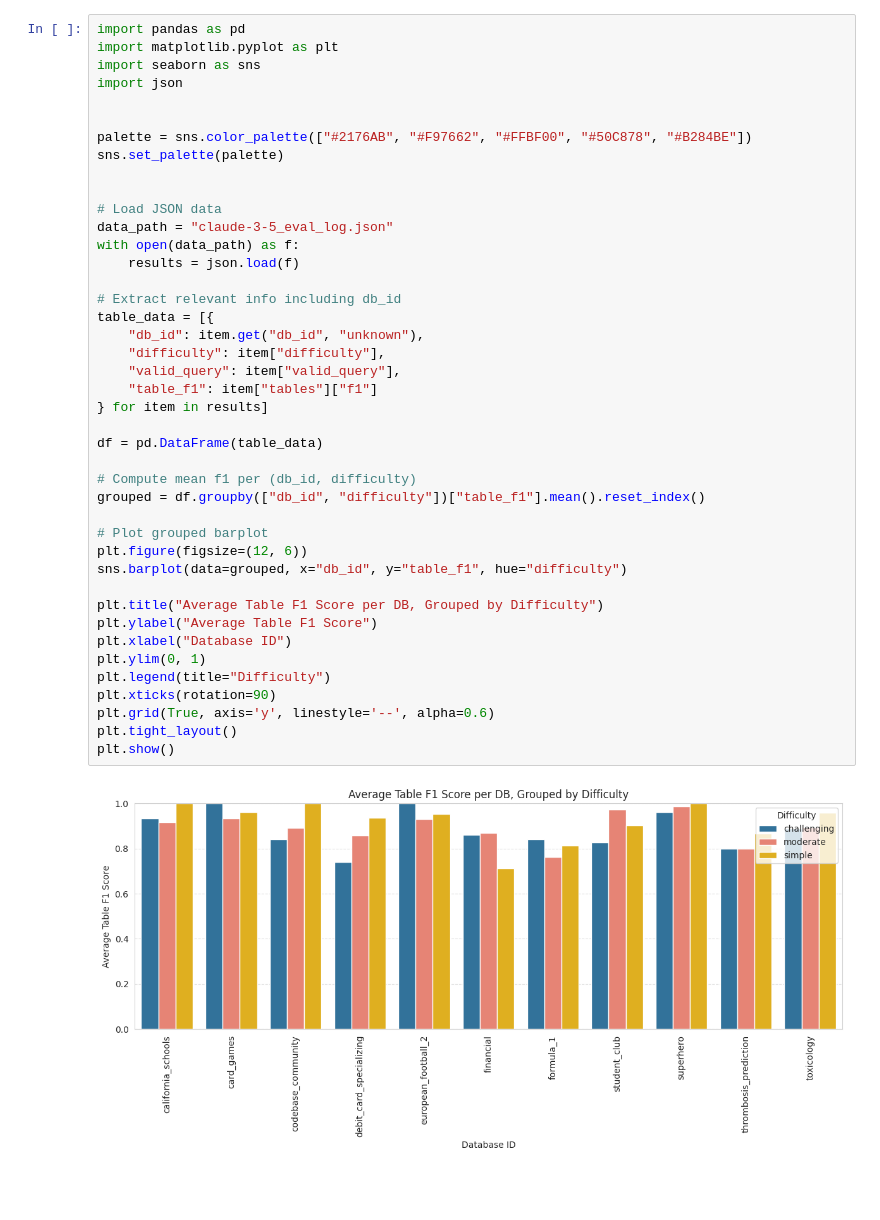
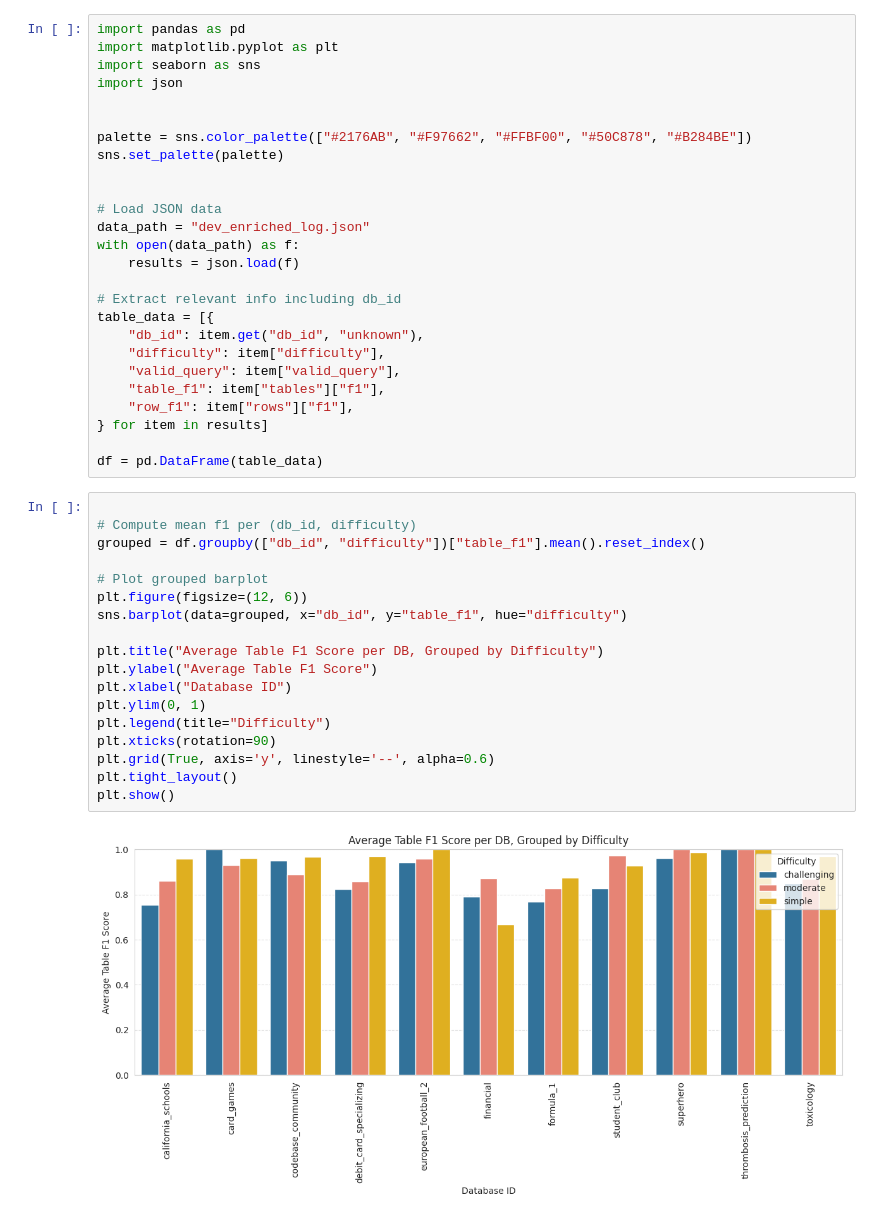
Before and after one commit to MarcoNapoleone/ATCS_HW_1, a Jupyter notebook: results/data_analysis.ipynb, the cells around one changed output. Saved outputs shown, nothing was run; the diff lists cells and outputs as text; blank space fills up the shorter version.

```diff
--- a/results/data_analysis.ipynb
+++ b/results/data_analysis.ipynb
@@ -1,44 +1,46 @@
+# %%
+import pandas as pd
+import matplotlib.pyplot as plt
+import seaborn as sns
+import json
+
+
+palette = sns.color_palette(["#2176AB", "#F97662", "#FFBF00", "#50C878", "#B284BE"])
+sns.set_palette(palette)
+
+
+# Load JSON data
+data_path = "dev_enriched_log.json"
+with open(data_path) as f:
+    results = json.load(f)
+
+# Extract relevant info including db_id
+table_data = [{
+    "db_id": item.get("db_id", "unknown"),
+    "difficulty": item["difficulty"],
+    "valid_query": item["valid_query"],
+    "table_f1": item["tables"]["f1"],
+    "row_f1": item["rows"]["f1"],
+} for item in results]
+
+df = pd.DataFrame(table_data)
 # %%
-import pandas as pd
-import matplotlib.pyplot as plt
-import seaborn as sns
-import json
-
-
-palette = sns.color_palette(["#2176AB", "#F97662", "#FFBF00", "#50C878", "#B284BE"])
-sns.set_palette(palette)
-
-
-# Load JSON data
-data_path = "claude-3-5_eval_log.json"
-with open(data_path) as f:
-    results = json.load(f)
-
-# Extract relevant info including db_id
-table_data = [{
-    "db_id": item.get("db_id", "unknown"),
-    "difficulty": item["difficulty"],
-    "valid_query": item["valid_query"],
-    "table_f1": item["tables"]["f1"]
-} for item in results]
-
-df = pd.DataFrame(table_data)
 
 # Compute mean f1 per (db_id, difficulty)
 grouped = df.groupby(["db_id", "difficulty"])["table_f1"].mean().reset_index()
 
 # Plot grouped barplot
 plt.figure(figsize=(12, 6))
 sns.barplot(data=grouped, x="db_id", y="table_f1", hue="difficulty")
 
 plt.title("Average Table F1 Score per DB, Grouped by Difficulty")
 plt.ylabel("Average Table F1 Score")
 plt.xlabel("Database ID")
 plt.ylim(0, 1)
 plt.legend(title="Difficulty")
 plt.xticks(rotation=90)
 plt.grid(True, axis='y', linestyle='--', alpha=0.6)
 plt.tight_layout()
 plt.show()
 # %% [output]
-[figure, old version]
+[figure, new version]
```
Also changed, not shown: parts of 3 cells of this notebook, 21 other files.
